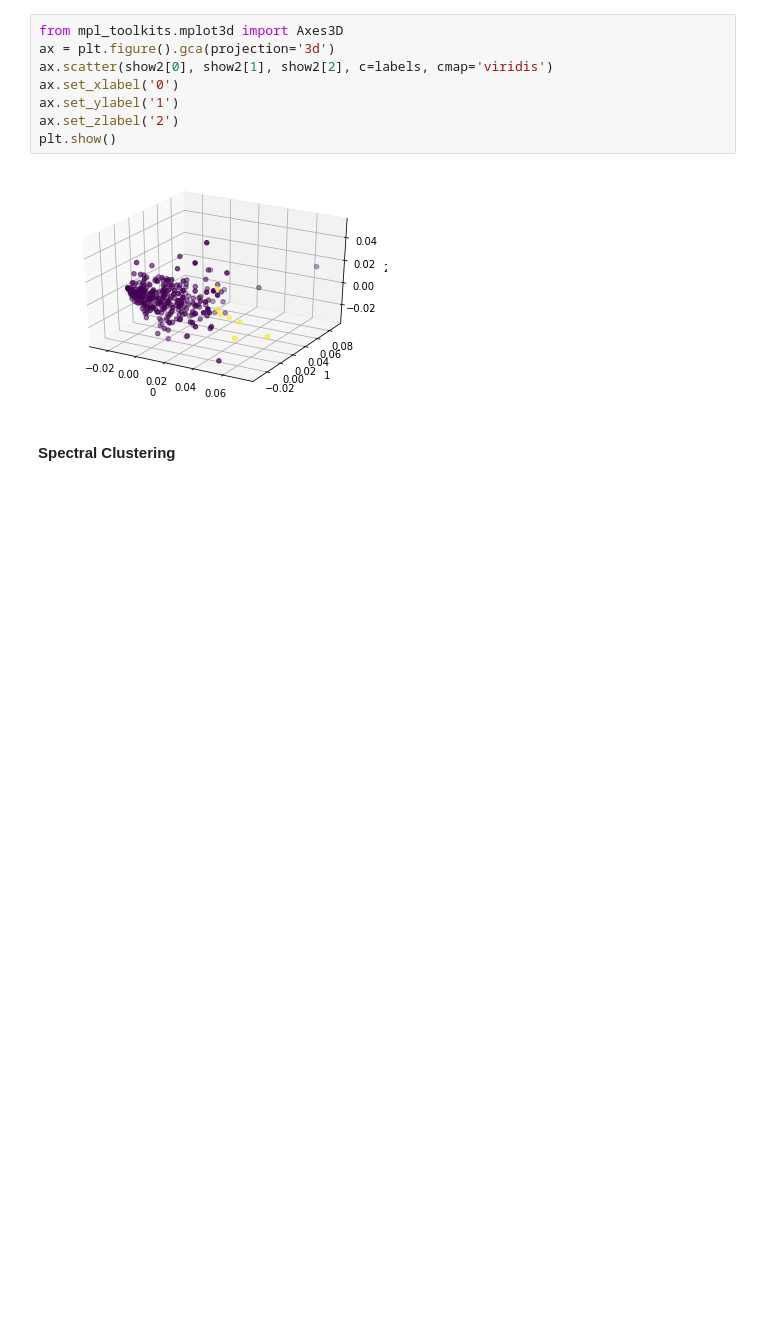
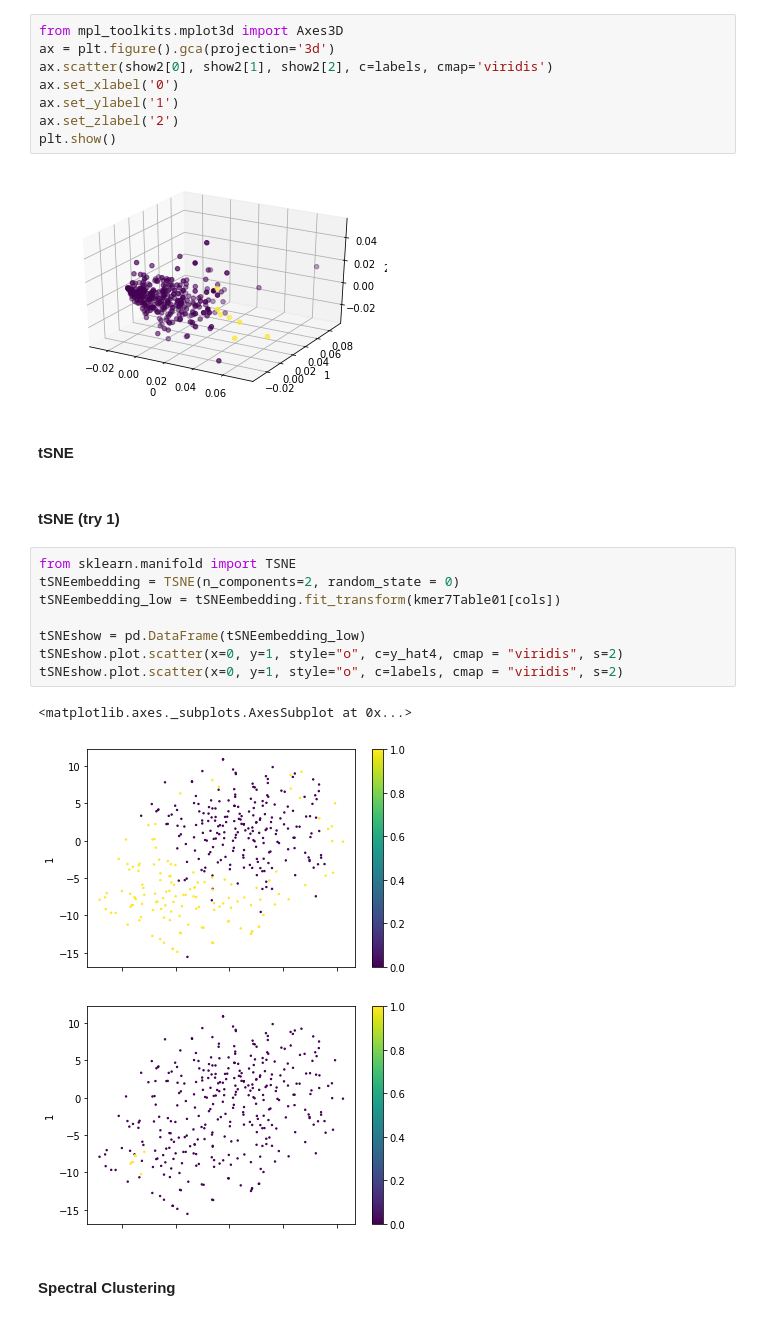
Before and after one commit to solislemuslab/mycovirus-ml, a Jupyter notebook: scripts/lukeSelberg/workspace.ipynb, the cells around one changed output. Saved outputs shown, nothing was run; the diff lists cells and outputs as text; blank space fills up the shorter version.

```diff
--- a/scripts/lukeSelberg/workspace.ipynb
+++ b/scripts/lukeSelberg/workspace.ipynb
@@ -373,6 +373,22 @@ ax.set_zlabel('2')
 plt.show()
 # %% [output]
 [figure]
+# %% [markdown]
+#### **tSNE**
+# %% [markdown]
+#### tSNE (try 1)
+# %%
+from sklearn.manifold import TSNE
+tSNEembedding = TSNE(n_components=2, random_state = 0)
+tSNEembedding_low = tSNEembedding.fit_transform(kmer7Table01[cols])
+
+tSNEshow = pd.DataFrame(tSNEembedding_low)
+tSNEshow.plot.scatter(x=0, y=1, style="o", c=y_hat4, cmap = "viridis", s=2)
+tSNEshow.plot.scatter(x=0, y=1, style="o", c=labels, cmap = "viridis", s=2)
+# %% [output]
+<matplotlib.axes._subplots.AxesSubplot at 0x...>
+[figure, added]
+[figure, added]
 # %% [markdown]
 #### **Spectral Clustering**
 # %% [markdown]
```
Also changed, not shown: parts of 3 cells of this notebook, 2 other files.
